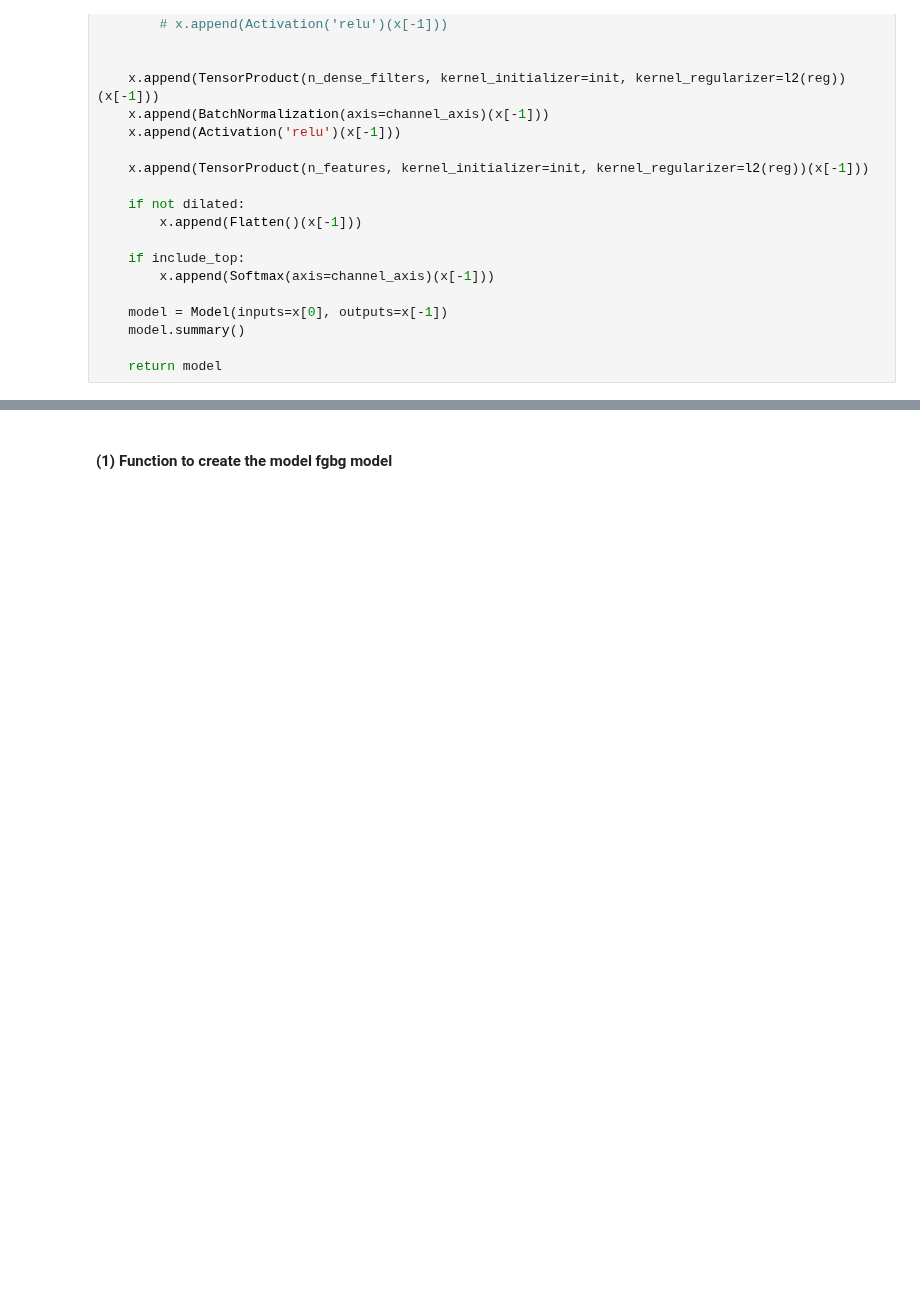
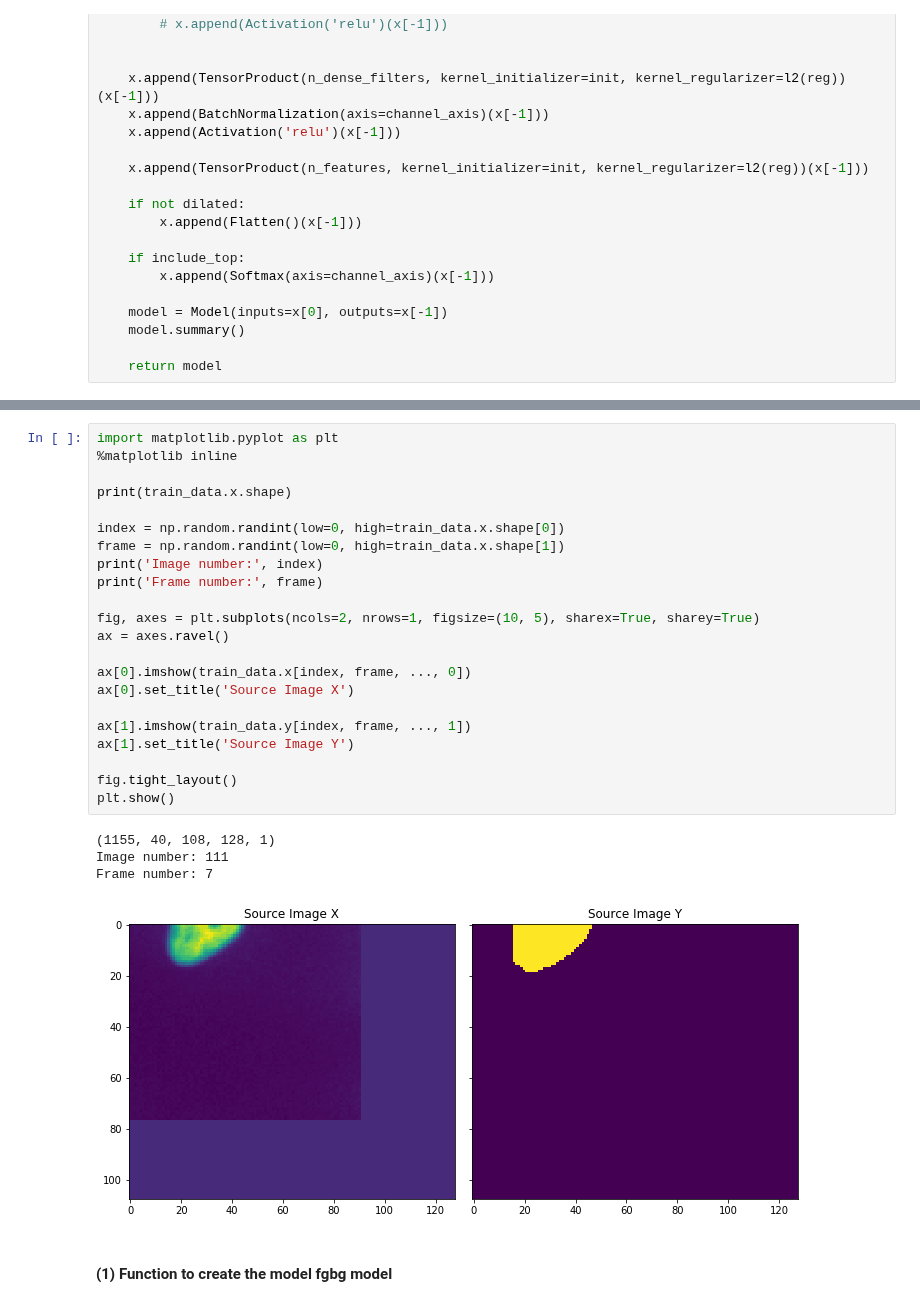
Before and after one commit to rikuturkki/deepcell-tf, a Jupyter notebook: scripts/recurr_gru/ComparisonSegmentationFullyConv.ipynb, the cells around one changed output, grey strips where cells are left out. Saved outputs shown, nothing was run; the diff lists cells and outputs as text; blank space fills up the shorter version.

```diff
--- a/scripts/recurr_gru/ComparisonSegmentationFullyConv.ipynb
+++ b/scripts/recurr_gru/ComparisonSegmentationFullyConv.ipynb
@@ -352,3 +377,30 @@ def feature_net_skip_3D(receptive_field=61,
+# %%
+import matplotlib.pyplot as plt
+%matplotlib inline
+
+print(train_data.x.shape)
+
+index = np.random.randint(low=0, high=train_data.x.shape[0])
+frame = np.random.randint(low=0, high=train_data.x.shape[1])
+print('Image number:', index)
+print('Frame number:', frame)
+
+fig, axes = plt.subplots(ncols=2, nrows=1, figsize=(10, 5), sharex=True, sharey=True)
+ax = axes.ravel()
+
+ax[0].imshow(train_data.x[index, frame, ..., 0])
+ax[0].set_title('Source Image X')
+
+ax[1].imshow(train_data.y[index, frame, ..., 1])
+ax[1].set_title('Source Image Y')
+
+fig.tight_layout()
+plt.show()
+# %% [output]
+(1155, 40, 108, 128, 1)
+Image number: 111
+Frame number: 7
+[figure, added]
 # %% [markdown]
 #### (1) Function to create the model fgbg model
 # %%
```
Also changed, not shown: parts of 9 cells of this notebook.
